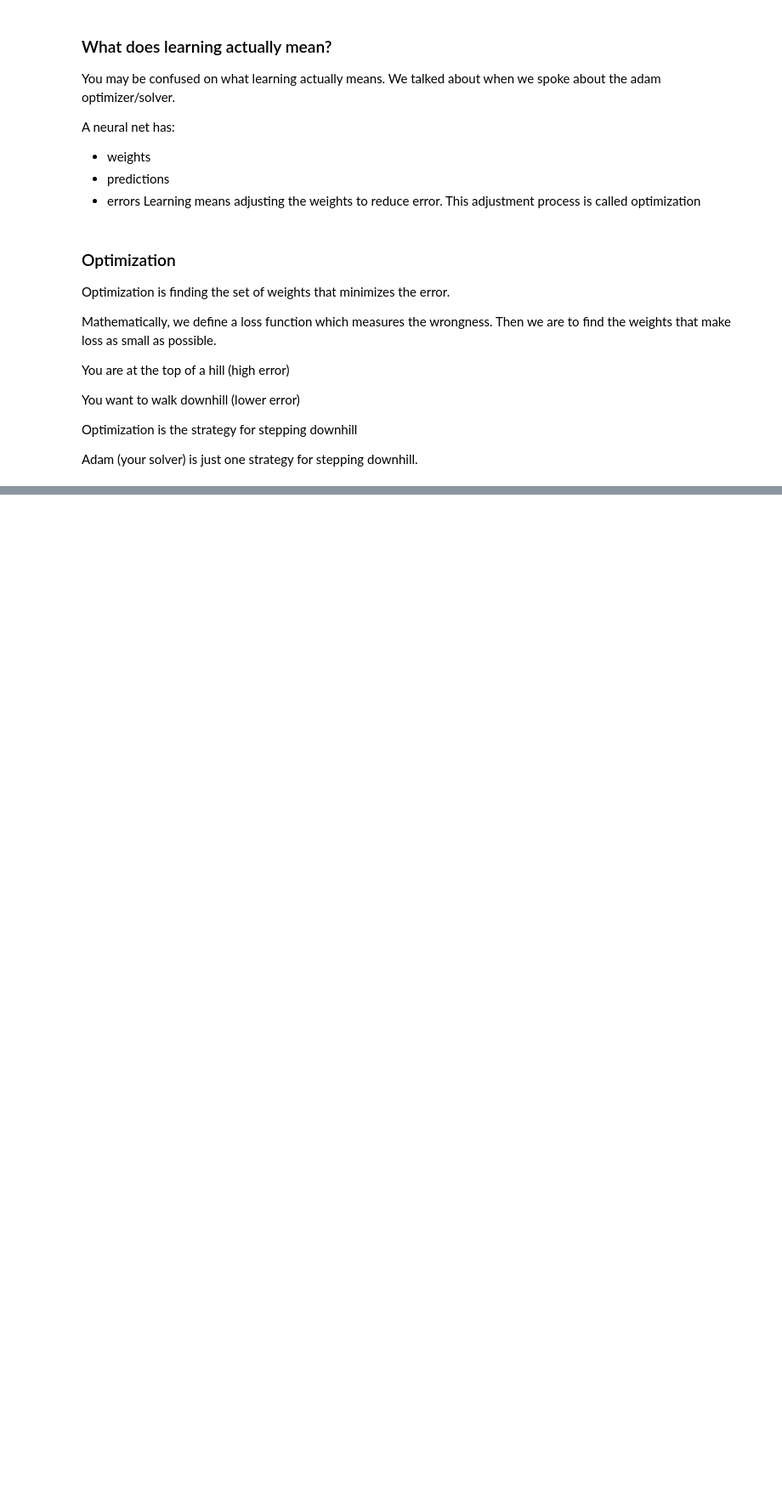
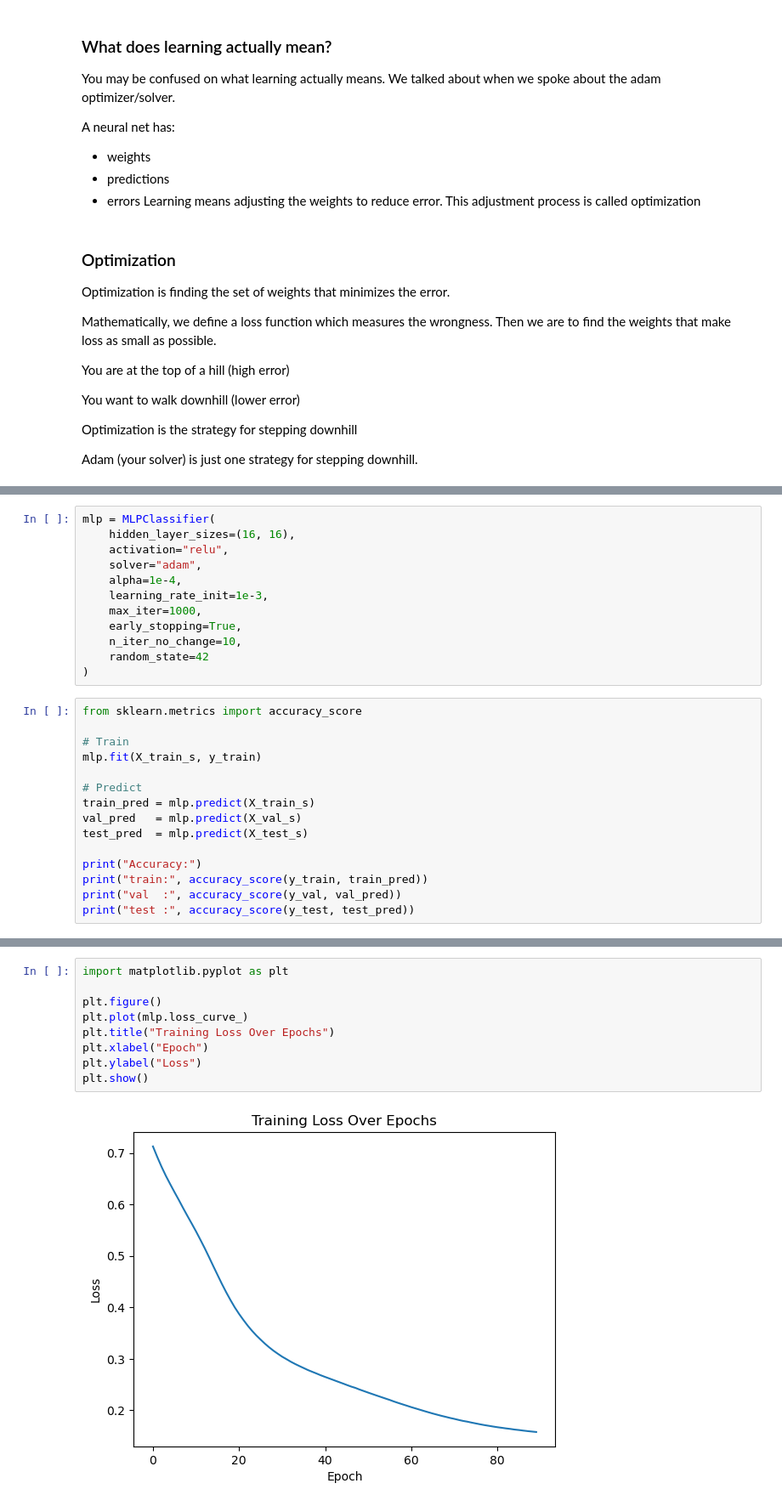
Before and after one commit to gurpreets60/Basic-NN-Explained, a Jupyter notebook: Intro.ipynb, the cells around one changed output, grey strips where cells are left out. Shown at 85% size. Saved outputs shown, nothing was run; the diff lists cells and outputs as text; blank space fills up the shorter version.

```diff
--- a/Intro.ipynb
+++ b/Intro.ipynb
@@ -306,0 +363,27 @@ Iterations and epoch can be correlated to one epoch in our code.
+# %%
+mlp = MLPClassifier(
+    hidden_layer_sizes=(16, 16),
+    activation="relu",
+    solver="adam",
+    alpha=1e-4,
+    learning_rate_init=1e-3,
+    max_iter=1000,
+    early_stopping=True,
+    n_iter_no_change=10,
+    random_state=42
+)
+# %%
+from sklearn.metrics import accuracy_score
+
+# Train
+mlp.fit(X_train_s, y_train)
+
+# Predict
+train_pred = mlp.predict(X_train_s)
+val_pred   = mlp.predict(X_val_s)
+test_pred  = mlp.predict(X_test_s)
+
+print("Accuracy:")
+print("train:", accuracy_score(y_train, train_pred))
+print("val  :", accuracy_score(y_val, val_pred))
+print("test :", accuracy_score(y_test, test_pred))
@@ -306,0 +405,11 @@ Iterations and epoch can be correlated to one epoch in our code.
+# %%
+import matplotlib.pyplot as plt
+
+plt.figure()
+plt.plot(mlp.loss_curve_)
+plt.title("Training Loss Over Epochs")
+plt.xlabel("Epoch")
+plt.ylabel("Loss")
+plt.show()
+# %% [output]
+[figure, added]
```
Also changed, not shown: parts of 8 cells of this notebook.
